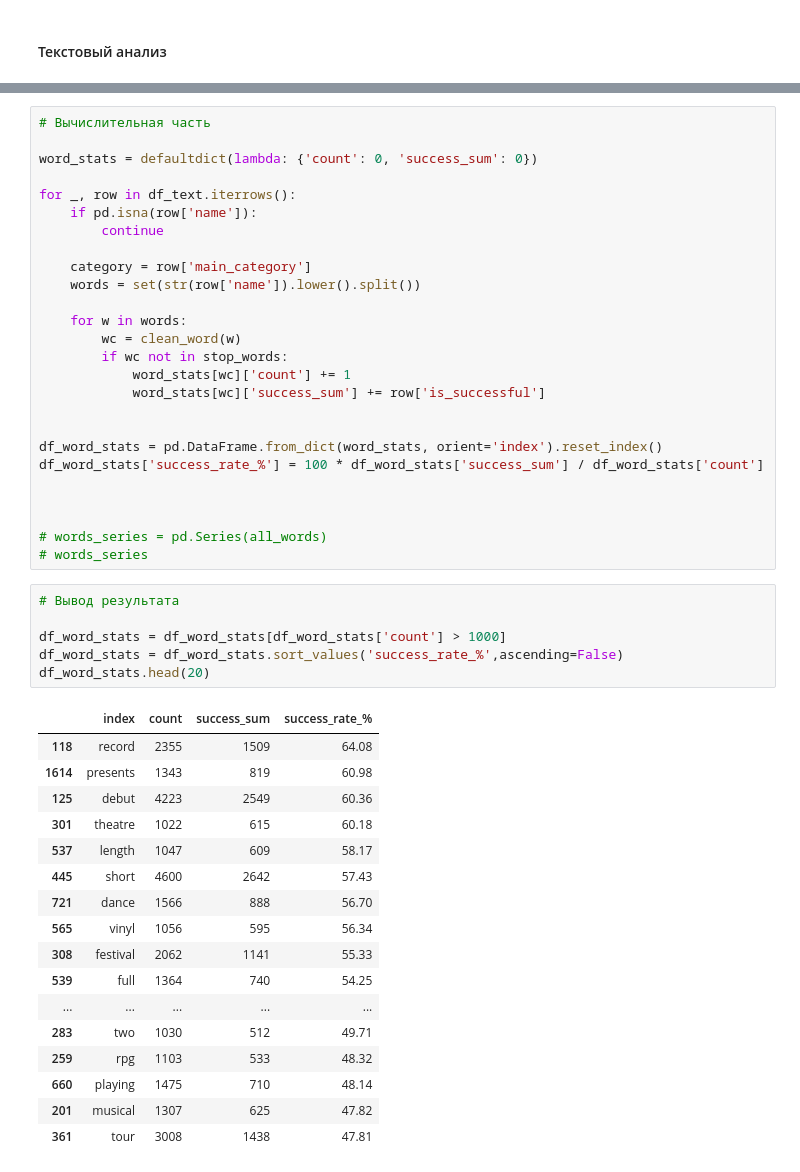
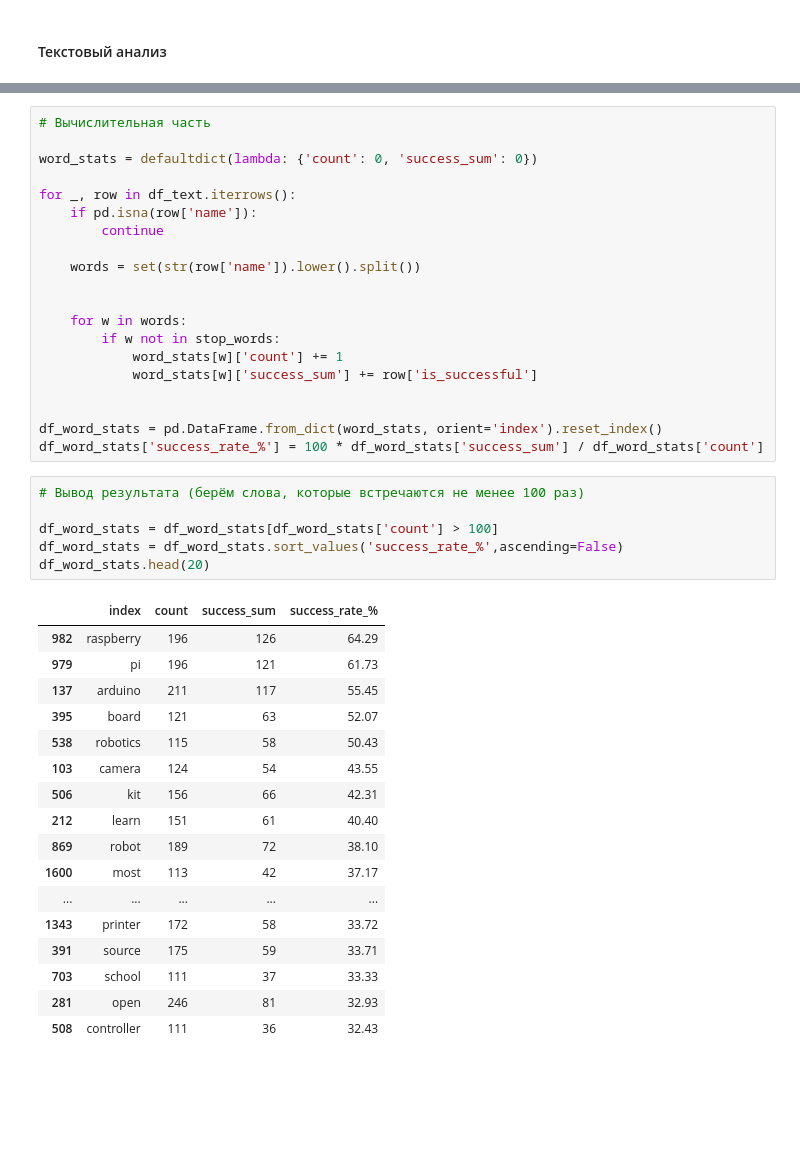
Before and after one commit to Skipper1284/Kickstarter_Dataset_Study_Project, a Jupyter notebook: Python/Kickstarter_Notebook.ipynb, the cells around one changed output, grey strips where cells are left out. Cells and saved outputs as stored; diff of their text form; blank space fills up the shorter version.

```diff
--- a/Python/Kickstarter_Notebook.ipynb
+++ b/Python/Kickstarter_Notebook.ipynb
@@ -350,44 +332,38 @@ for _, row in df_text.iterrows():
     if pd.isna(row['name']):
         continue
 
-    category = row['main_category']
     words = set(str(row['name']).lower().split())
 
+
     for w in words:
-        wc = clean_word(w)
-        if wc not in stop_words:
-            word_stats[wc]['count'] += 1
-            word_stats[wc]['success_sum'] += row['is_successful']
+        if w not in stop_words:
+            word_stats[w]['count'] += 1
+            word_stats[w]['success_sum'] += row['is_successful']
 
 
 df_word_stats = pd.DataFrame.from_dict(word_stats, orient='index').reset_index()
 df_word_stats['success_rate_%'] = 100 * df_word_stats['success_sum'] / df_word_stats['count']
-
-
-
-# words_series = pd.Series(all_words)
-# words_series
 # %%
-# Вывод результата
+# Вывод результата (берём слова, которые встречаются не менее 100 раз)
 
-df_word_stats = df_word_stats[df_word_stats['count'] > 1000]
+df_word_stats = df_word_stats[df_word_stats['count'] > 100]
 df_word_stats = df_word_stats.sort_values('success_rate_%',ascending=False)
 df_word_stats.head(20)
 # %% [output]
 |  | index | count | success_sum | success_rate_% |
-| 118 | record | 2355 | 1509 | 64.08 |
-| 1614 | presents | 1343 | 819 | 60.98 |
-| 125 | debut | 4223 | 2549 | 60.36 |
-| 301 | theatre | 1022 | 615 | 60.18 |
-| 537 | length | 1047 | 609 | 58.17 |
-| 445 | short | 4600 | 2642 | 57.43 |
-| 721 | dance | 1566 | 888 | 56.70 |
-| 565 | vinyl | 1056 | 595 | 56.34 |
-| 308 | festival | 2062 | 1141 | 55.33 |
-| 539 | full | 1364 | 740 | 54.25 |
+| 982 | raspberry | 196 | 126 | 64.29 |
+| 979 | pi | 196 | 121 | 61.73 |
+| 137 | arduino | 211 | 117 | 55.45 |
+| 395 | board | 121 | 63 | 52.07 |
+| 538 | robotics | 115 | 58 | 50.43 |
+| 103 | camera | 124 | 54 | 43.55 |
+| 506 | kit | 156 | 66 | 42.31 |
+| 212 | learn | 151 | 61 | 40.40 |
+| 869 | robot | 189 | 72 | 38.10 |
+| 1600 | most | 113 | 42 | 37.17 |
 | ... | ... | ... | ... | ... |
-| 283 | two | 1030 | 512 | 49.71 |
-| 259 | rpg | 1103 | 533 | 48.32 |
-| 660 | playing | 1475 | 710 | 48.14 |
-| 201 | musical | 1307 | 625 | 47.82 |
-| 361 | tour | 3008 | 1438 | 47.81 |
+| 1343 | printer | 172 | 58 | 33.72 |
+| 391 | source | 175 | 59 | 33.71 |
+| 703 | school | 111 | 37 | 33.33 |
+| 281 | open | 246 | 81 | 32.93 |
+| 508 | controller | 111 | 36 | 32.43 |
```
Also changed, not shown: parts of 6 cells of this notebook.
